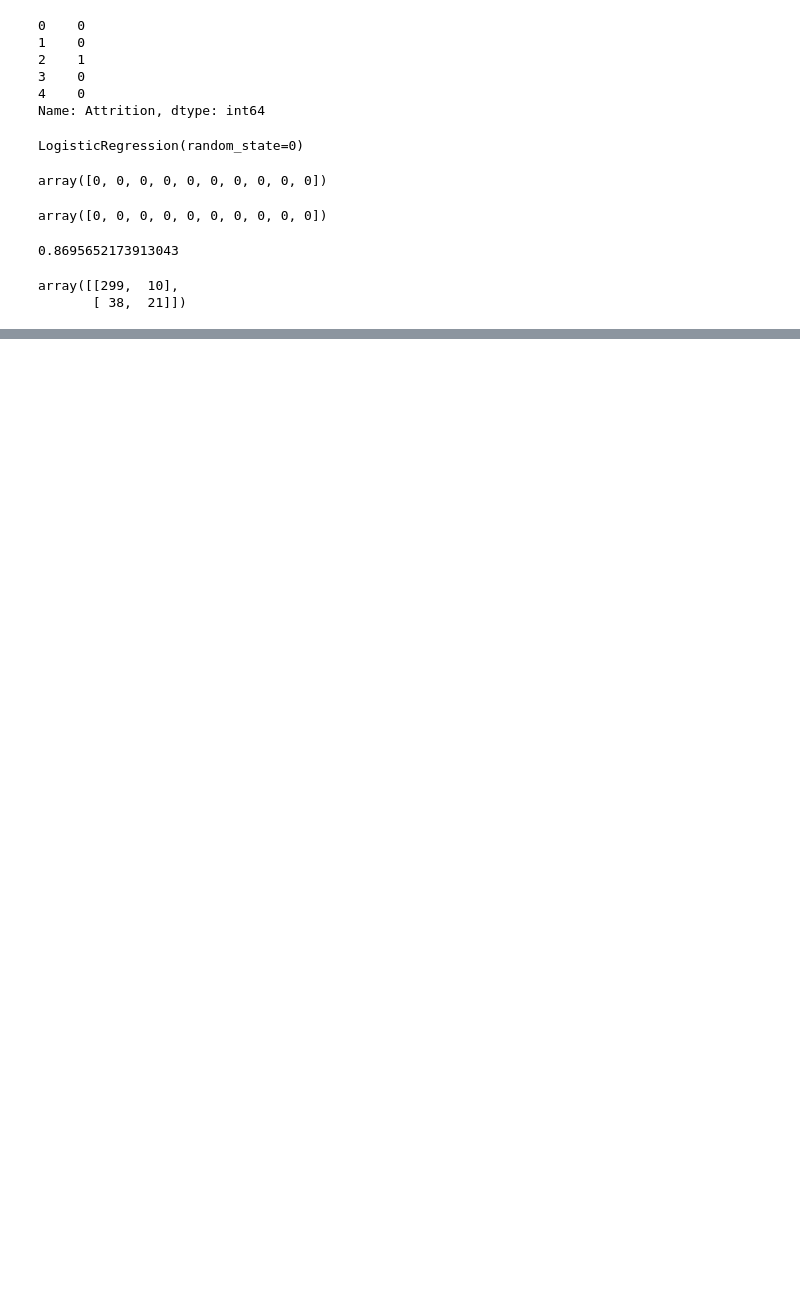
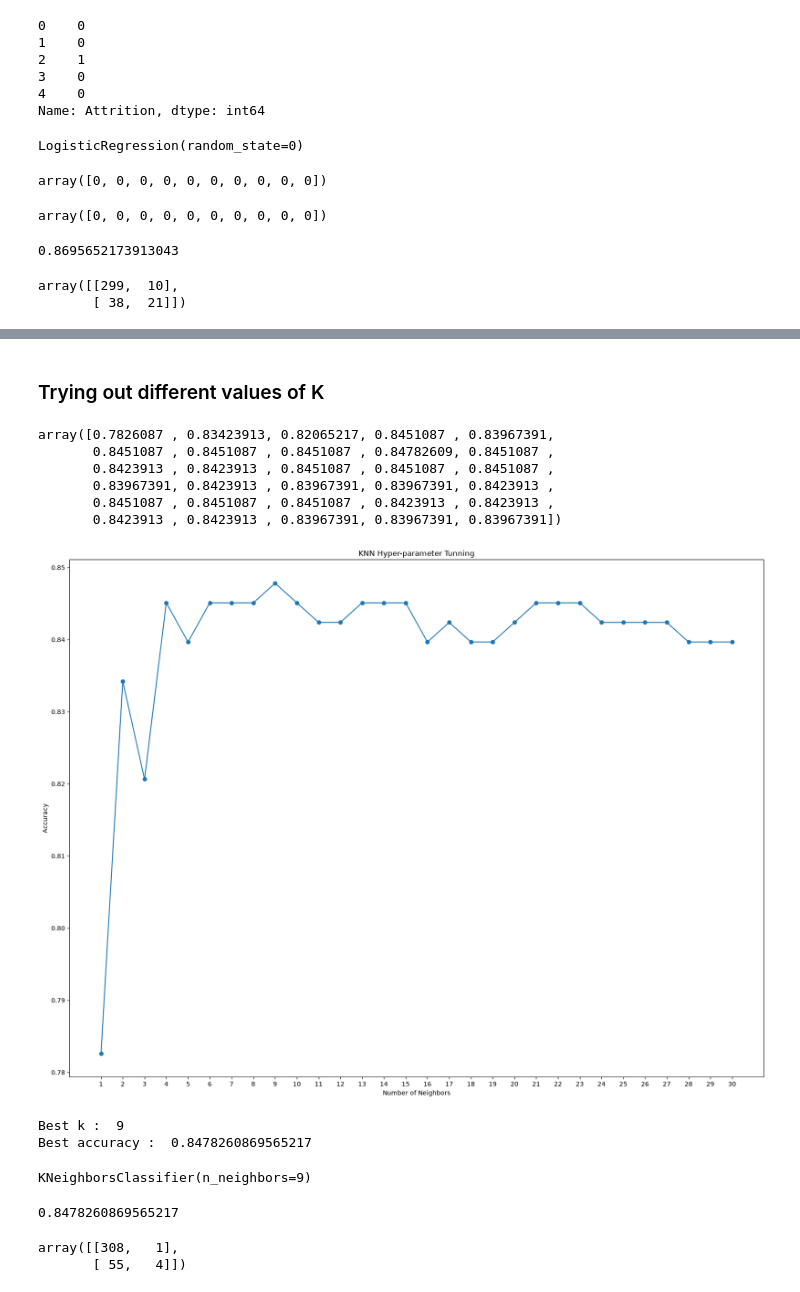
Before and after one commit to itsGoutam45/Employee-Attrition-Prediction, a Jupyter notebook: notebooks/03_Model_Training.ipynb, the cells around one changed output, grey strips where cells are left out. Saved outputs shown, nothing was run; the diff lists cells and outputs as text; code cells hidden in the pictures; blank space fills up the shorter version.

Commit message:
Add KNN model and hyper-parameter tunning

```diff
--- a/notebooks/03_Model_Training.ipynb
+++ b/notebooks/03_Model_Training.ipynb
@@ -72,0 +79,2 @@ weighted avg       0.92      0.87      0.89       368
+# %%
+knn.fit(x_train_scaled, y_train)
@@ -72,0 +83,5 @@ weighted avg       0.92      0.87      0.89       368
+# %%
+y_pred_knn = knn.predict(x_test_scaled)
+# %%
+accuracy = accuracy_score(y_test, y_pred_knn)
+accuracy
@@ -72,0 +107,21 @@ weighted avg       0.92      0.87      0.89       368
+# %% [markdown]
+### Trying out different values of K
+# %%
+accuracies = []
+k_values = []
+for k in range(1,31):
+    knn = KNeighborsClassifier(n_neighbors=k)
+    knn.fit(x_train_scaled, y_train)
+    y_pred = knn.predict(x_test_scaled)
+    accuracy = accuracy_score(y_pred, y_test)
+    k_values.append(k)
+    accuracies.append(accuracy)
+# %%
+np.array(accuracies)
+# %% [output]
+array([0.7826087 , 0.83423913, 0.82065217, 0.8451087 , 0.83967391,
+       0.8451087 , 0.8451087 , 0.8451087 , 0.84782609, 0.8451087 ,
+       0.8423913 , 0.8423913 , 0.8451087 , 0.8451087 , 0.8451087 ,
+       0.83967391, 0.8423913 , 0.83967391, 0.83967391, 0.8423913 ,
+       0.8451087 , 0.8451087 , 0.8451087 , 0.8423913 , 0.8423913 ,
+       0.8423913 , 0.8423913 , 0.83967391, 0.83967391, 0.83967391])
@@ -72,0 +130,12 @@ weighted avg       0.92      0.87      0.89       368
+# %%
+plt.figure(figsize=(20,15))
+plt.plot(k_values, accuracies, marker='o')
+plt.title("KNN Hyper-parameter Tunning")
+plt.xlabel("Number of Neighbors")
+plt.ylabel("Accuracy")
+
+plt.xticks(range(1,31))
+
+plt.show()
+# %% [output]
+[figure, added]
@@ -72,0 +146,6 @@ weighted avg       0.92      0.87      0.89       368
+# %%
+print("Best k : ",best_k_knn)
+print("Best accuracy : ",best_accuracy_knn)
+# %% [output]
+Best k :  9
+Best accuracy :  0.8478260869565217
@@ -72,0 +154,4 @@ weighted avg       0.92      0.87      0.89       368
+# %%
+best_knn.fit(x_train_scaled, y_train)
+# %% [output]
+KNeighborsClassifier(n_neighbors=9)
@@ -72,0 +160,11 @@ weighted avg       0.92      0.87      0.89       368
+# %%
+accuracy = accuracy_score(y_test ,y_pred_best_knn)
+accuracy
+# %% [output]
+0.8478260869565217
+# %%
+cm = confusion_matrix(y_test, y_pred_best_knn)
+cm
+# %% [output]
+array([[308,   1],
+       [ 55,   4]])
```
Also changed, not shown: parts of 16 cells of this notebook.
